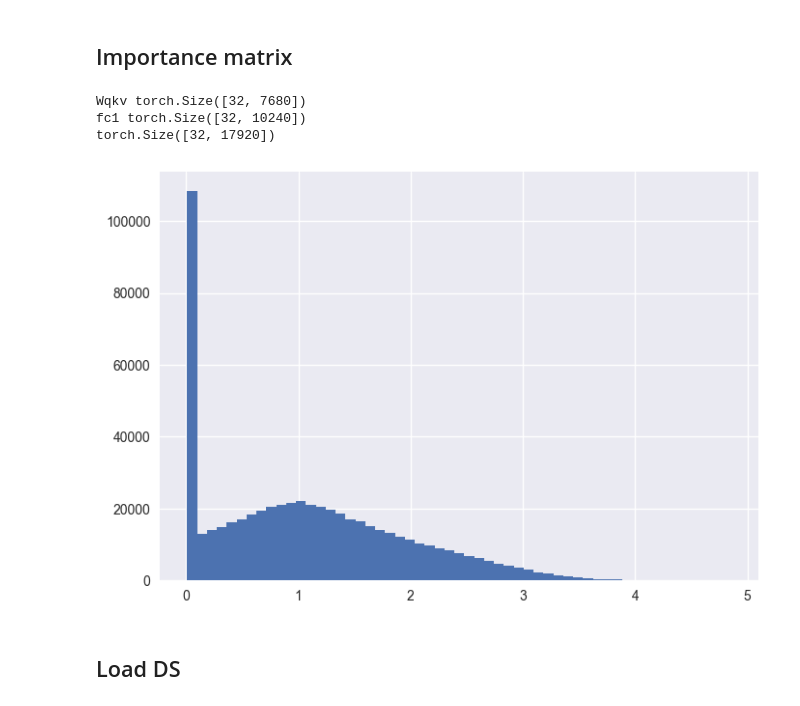
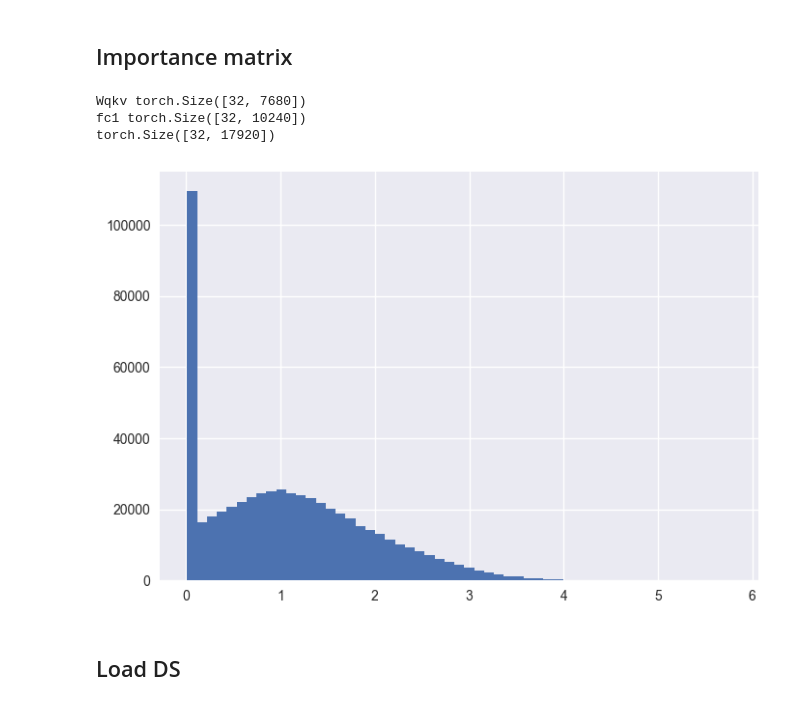
Before and after one commit to wassname/LoRA_are_lie_detectors, a Jupyter notebook: notebooks/102_dev_importance.ipynb, the cells around one changed output. Saved outputs shown, nothing was run; the diff lists cells and outputs as text; code cells hidden in the pictures.

Commit message:
refactoring probes, currently in 102

```diff
--- a/notebooks/102_dev_importance.ipynb
+++ b/notebooks/102_dev_importance.ipynb
@@ -31,19 +31,15 @@ BASE_FOLDER = Path("/media/wassname/SGIronWolf/projects5/elk/sgd_probes_are_lie_
 # %%
 from src.probes.importance_matrix import get_importance_matrix
 
-# f = f"{BASE_FOLDER}/checkpoint_last/adapter_model.safetensors"
-
-# HACK:
-f = "/media/wassname/SGIronWolf/projects5/elk/sgd_probes_are_lie_detectors/notebooks/lightning_logs/version_0/checkpoint_last/adapter_model.safetensors"
-# +1 because the residuals are a product of diff, so the first row didn't have a diff. So we skip that corresponding first row of the importance matrix
+f = f"{BASE_FOLDER}/checkpoint_last/adapter_model.safetensors"
 importance_matrix = get_importance_matrix(f, layers=['fc1', 'Wqkv'])#[SKIP+1::STRIDE, ::DECIMATE]
 print(importance_matrix.shape)
 plt.hist(importance_matrix.flatten(), bins=55);
 # %% [output]
 Wqkv torch.Size([32, 7680])
 fc1 torch.Size([32, 10240])
 torch.Size([32, 17920])
-[figure, old version]
+[figure, new version]
 # %% [markdown]
 ## Load DS
 # %%
```
Also changed, not shown: parts of 31 cells of this notebook, 24 other files.
